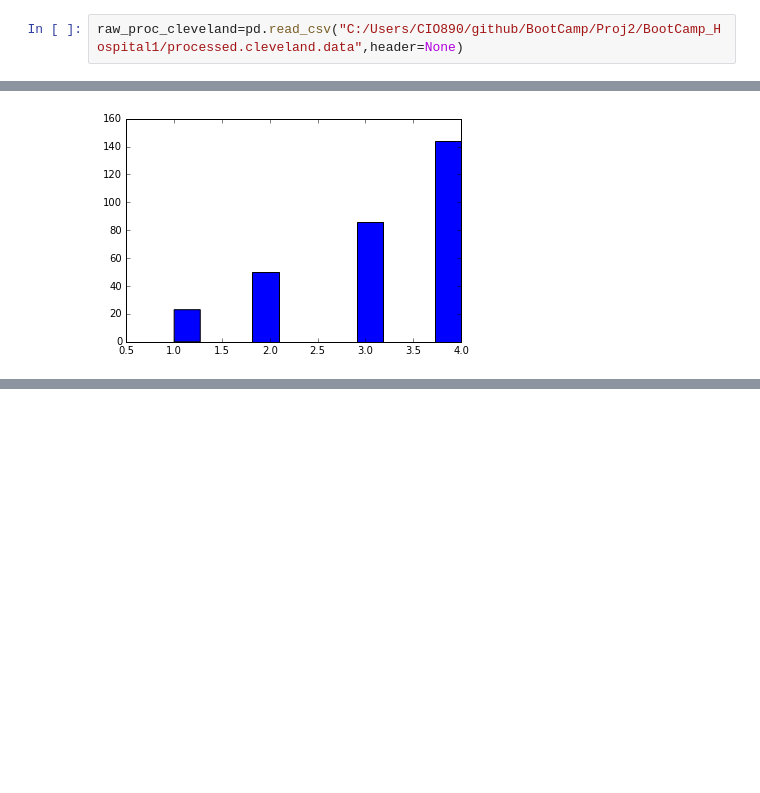
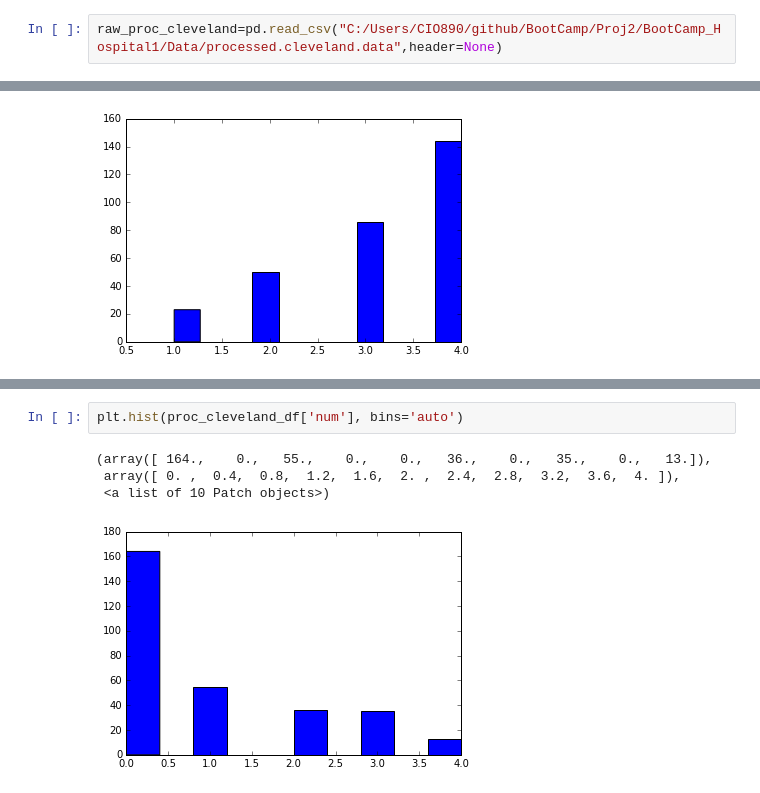
Before and after one commit to tyran0914/BootCamp_Hospital1, a Jupyter notebook: Data_Preprocessing.ipynb, the cells around one changed output, grey strips where cells are left out. Saved outputs shown, nothing was run; the diff lists cells and outputs as text; blank space fills up the shorter version.

Commit message:
data preprocessing notebook updated

```diff
--- a/Data_Preprocessing.ipynb
+++ b/Data_Preprocessing.ipynb
@@ -7,7 +7,7 @@ import numpy as np
 import matplotlib.pyplot as plt
 %matplotlib inline
 # %%
-raw_proc_cleveland=pd.read_csv("C:/Users/CIO890/github/BootCamp/Proj2/BootCamp_Hospital1/processed.cleveland.data",header=None)
+raw_proc_cleveland=pd.read_csv("C:/Users/CIO890/github/BootCamp/Proj2/BootCamp_Hospital1/Data/processed.cleveland.data",header=None)
 # %%
 raw_proc_cleveland.head()
 # %% [output]
@@ -51,0 +69,7 @@ for i in
+# %%
+plt.hist(proc_cleveland_df['num'], bins='auto')
+# %% [output]
+(array([ 164.,    0.,   55.,    0.,    0.,   36.,    0.,   35.,    0.,   13.]),
+ array([ 0. ,  0.4,  0.8,  1.2,  1.6,  2. ,  2.4,  2.8,  3.2,  3.6,  4. ]),
+ <a list of 10 Patch objects>)
+[figure, added]
```
Also changed, not shown: parts of 6 cells of this notebook.
